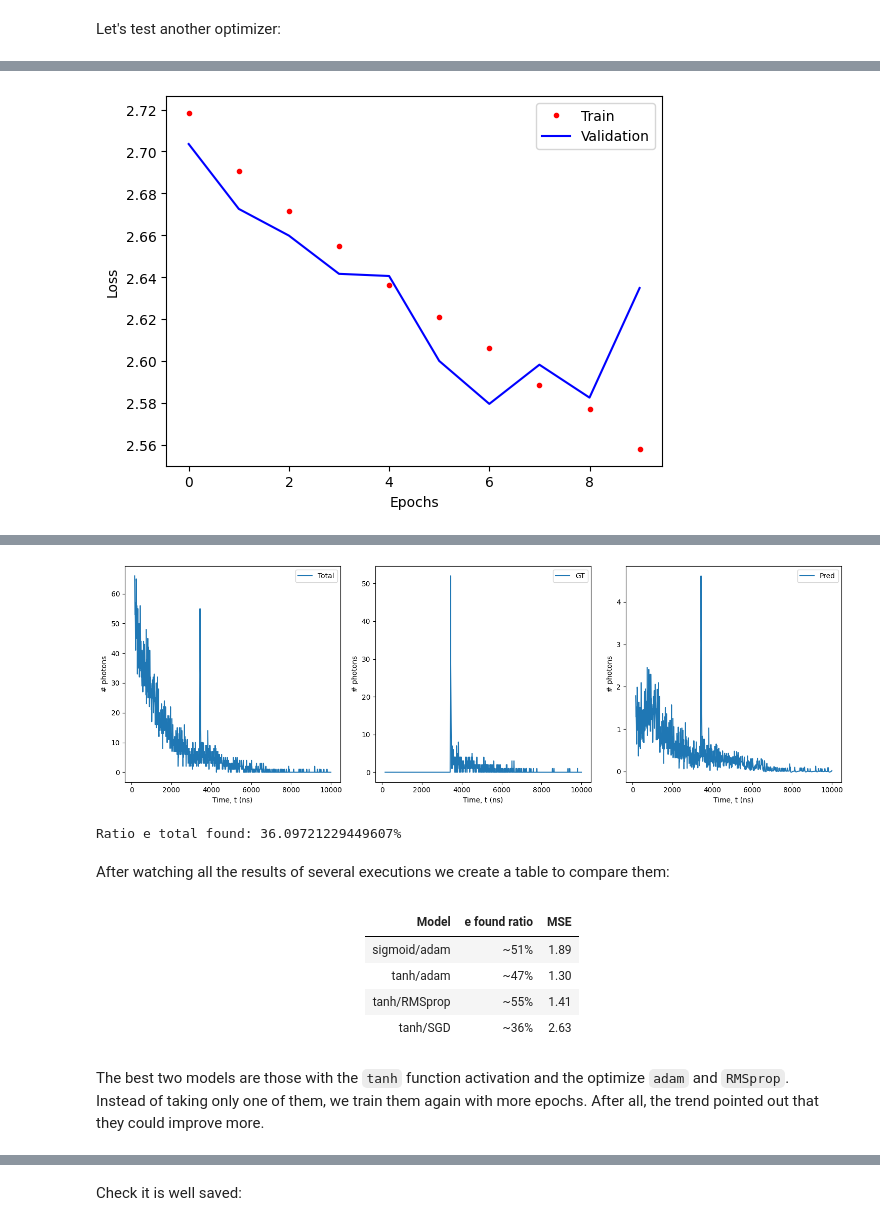
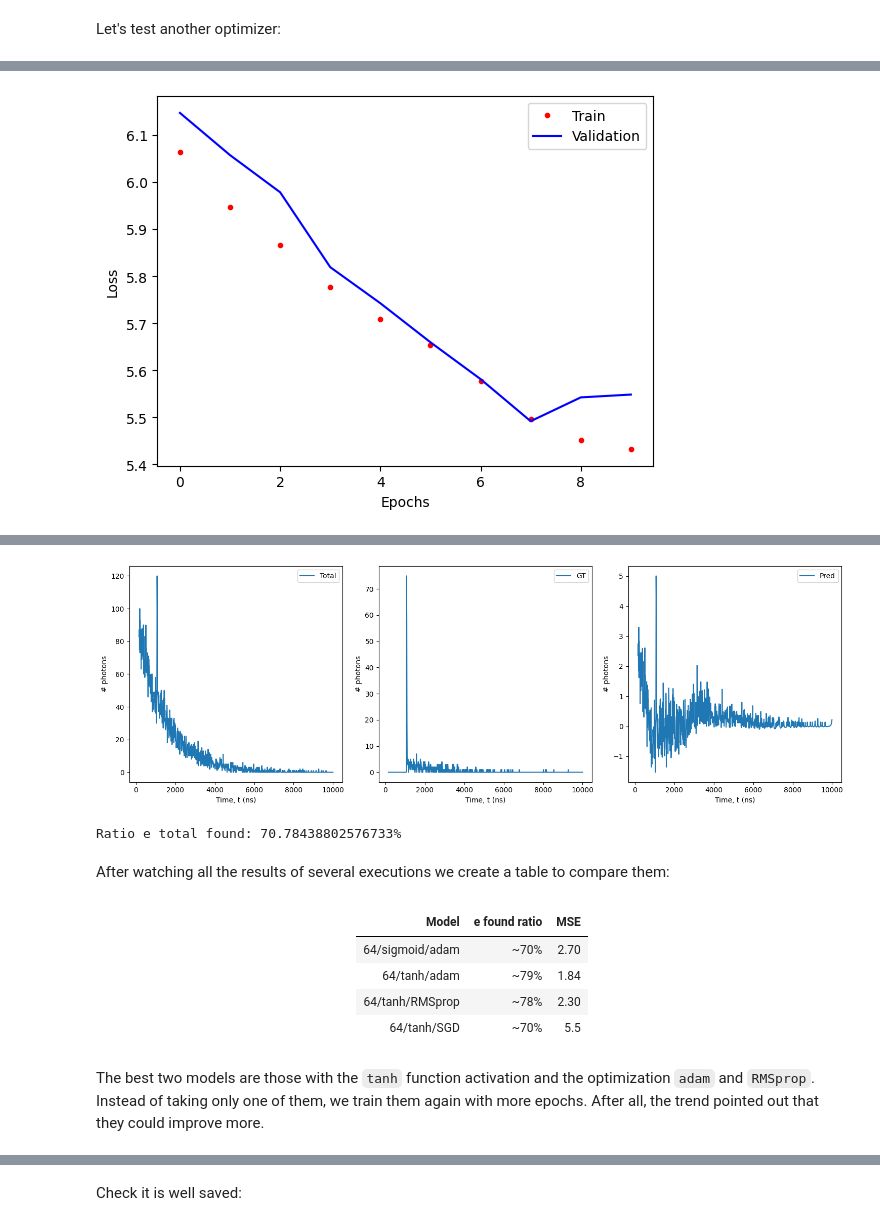
Before and after one commit to JaviGamero/LArTPC_Calibration, a Jupyter notebook: scripts/python/signalDecompose/DL_Algorithms.ipynb, the cells around one changed output, grey strips where cells are left out. Cells and saved outputs as stored; diff of their text form; code cells hidden in the pictures.

```diff
--- a/scripts/python/signalDecompose/DL_Algorithms.ipynb
+++ b/scripts/python/signalDecompose/DL_Algorithms.ipynb
@@ -312,8 +294,8 @@ $$(number\_of\_test\_samples,\ number\_of\_timesteps, 1).$$
 
 Let's check a random prediction:
 # %%
-y_pred = y_pred[:,:,0]
-i=5
+# y_pred = y_pred[:,:]
+i=8
 v = [X_test[i,:], y_test[i,:], np.array(y_pred[i,:])]
-plotSignals(t, v, ['Total', 'GT', 'Pred'], sep='True', figsize=(15,5))
+plotSignals(t[t_idx], v, ['Total', 'GT', 'Pred'], sep='True', figsize=(15,5))
 # %% [output]
@@ -325,0 +320,15 @@ receive our data and produce results.**
+# %%
+max_p = 5 # number of photons
+t0 = 150 # ns
+# %%
+criterias = []
+for idx in e_signals.index:
+    max_idx = np.argmax(e_signals.loc[idx, :])
+    max_peak = np.max(e_signals.loc[idx, :])
+
+    if max_peak > max_p and t[max_idx]>t0:
+        criterias.append(idx)
+
+e_signals = e_signals.loc[criterias,:]
+signals = signals.loc[criterias,:]
+e_signals.shape
@@ -331,7 +379,7 @@ problem.
 
 Function to test a model:
 # %%
-def testModel(model, history, X_test, y_test, plot=True):
+def testModel(model, history, t, X_test, y_test, plot=True, i=5):
 
     if history!=None:
         NN_trainPlot(history)
@@ -340,7 +388,7 @@ def testModel(model, history, X_test, y_test, plot=True):
     y_pred = y_pred[:,:,0] # adjust to (n_samples, n_timesteps)
 
     if plot:
-        i=5
+        i=i
         v = [X_test[i,:,0], y_test[i,:], np.array(y_pred[i,:])]
         plotSignals(t, v, ['Total', 'GT', 'Pred'], sep='True', figsize=(15,5))
 
@@ -544,6 +568,6 @@ model.compile(optimizer='SGD', loss='mean_squared_error')
 history = model.fit(X_train, y_train, batch_size=32, epochs=10,
                     validation_split=0.3)
 
-testModel(model, history, X_test, y_test)
+testModel(model, history, t[t_idx], X_test, y_test,i=7)
 # %% [output]
 Epoch 1/10
@@ -569 +593 @@ Epoch 10/10
-[figure, old version]
+[figure, new version]
@@ -571,5 +595,5 @@ Epoch 10/10
-[figure, old version]
+[figure, new version]
-Ratio e total found: 36.09721229449607%
+Ratio e total found: 70.78438802576733%
 # %% [markdown]
 After watching all the results of several executions we create a table to
 compare them:
@@ -578,13 +602,13 @@ compare them:
 
 |Model        |e found ratio |MSE
 |:-----------:|:------------:|---------|
-|sigmoid/adam |~51%          |1.89
-|tanh/adam    |~47%          |1.30
-|tanh/RMSprop |~55%          |1.41
-|tanh/SGD     |~36%          |2.63
+|64/sigmoid/adam |~70%          |2.70
+|64/tanh/adam    |~79%          |1.84
+|64/tanh/RMSprop |~78%          |2.30
+|64/tanh/SGD     |~70%          |5.5
 # %% [markdown]
 The best two models are those with the `tanh` function activation and the
-optimize `adam` and `RMSprop`.
+optimization `adam` and `RMSprop`.
 Instead of taking only one of them, we train them again with more epochs. After
 all, the trend pointed out that they could improve more.
 # %%
```
Also changed, not shown: parts of 99 cells of this notebook, 5 other files.
